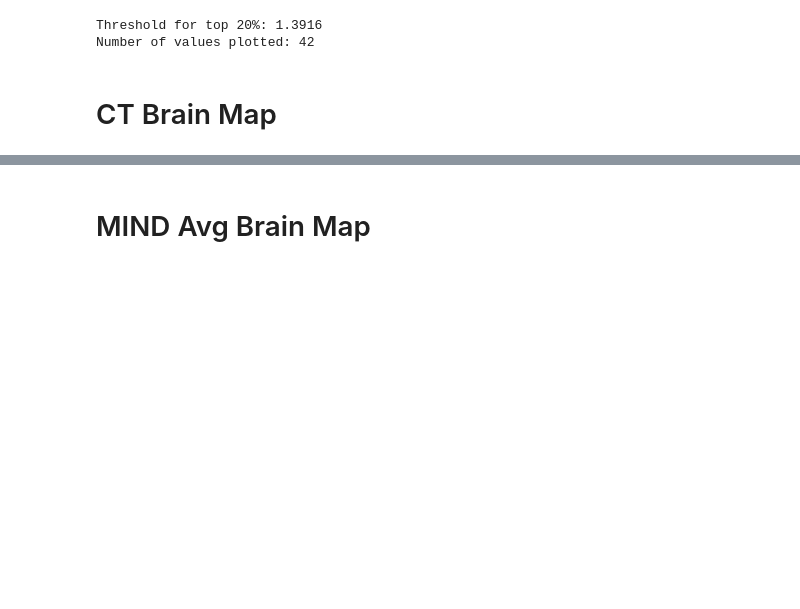
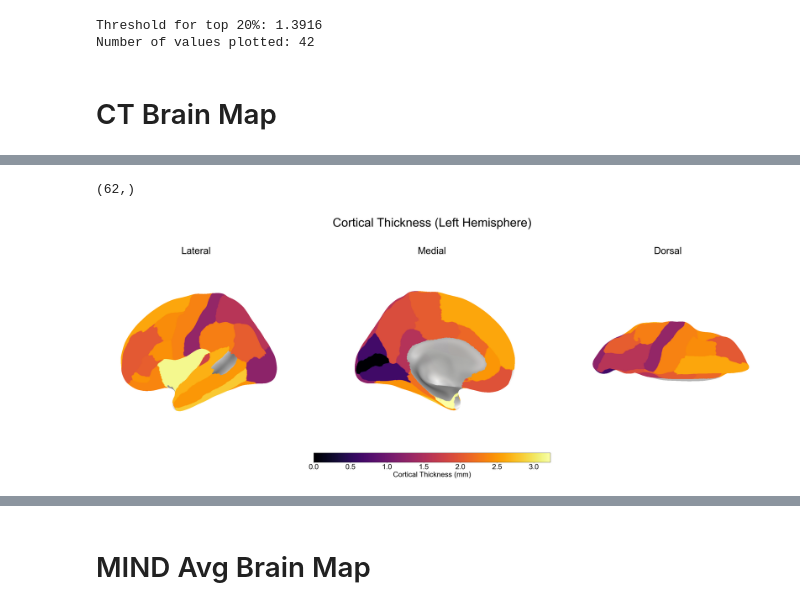
Before and after one commit to bailey168/MIND_models, a Jupyter notebook: visualize_data.ipynb, the cells around one changed output, grey strips where cells are left out. Saved outputs shown, nothing was run; the diff lists cells and outputs as text; code cells hidden in the pictures; blank space fills up the shorter version.

```diff
--- a/visualize_data.ipynb
+++ b/visualize_data.ipynb
@@ -446,0 +467,70 @@ plot_three_views_custom(rh_mesh, rh_vertex_data, sulc_right, 'right', 'Cortical
+# %%
+# 1. Variable names and coefficients
+vars_to_plot = brain_regions
+means = ct_df[vars_to_plot].mean().values.flatten()
+
+print(means.shape)
+
+# 4. Prepare vertex data arrays
+lh_vertex_data = np.full_like(lh_labels, np.nan, dtype=float)
+rh_vertex_data = np.full_like(rh_labels, np.nan, dtype=float)
+
+for var, coef in zip(vars_to_plot, means):
+    hemi, region = varname_to_region(var)
+    if hemi == 'lh':
+        idxs = [i for i, n in enumerate(lh_names) if region.lower() in n.lower()]
+        for idx in idxs:
+            lh_vertex_data[lh_labels == idx] = coef
+    elif hemi == 'rh':
+        idxs = [i for i, n in enumerate(rh_names) if region.lower() in n.lower()]
+        for idx in idxs:
+            rh_vertex_data[rh_labels == idx] = coef
+
+# 5. Load inflated_pre surfaces
+lh_inflated_pre_path = f'{fsaverage_path}/surf/lh.inflated_pre'
+rh_inflated_pre_path = f'{fsaverage_path}/surf/rh.inflated_pre'
+lh_coords, lh_faces = fsio.read_geometry(lh_inflated_pre_path)
+rh_coords, rh_faces = fsio.read_geometry(rh_inflated_pre_path)
+lh_mesh = (lh_coords, lh_faces)
+rh_mesh = (rh_coords, rh_faces)
+
+# 7. Plotting function
+def plot_three_views_custom(surf_mesh, vertex_data, bg_map, hemi, title):
+    views = ['lateral', 'medial', 'dorsal']
+    fig, axes = plt.subplots(1, 3, subplot_kw={'projection': '3d'}, figsize=(40, 18))
+    cmap = 'inferno'
+    for i, view in enumerate(views):
+        plotting.plot_surf_stat_map(
+            surf_mesh, vertex_data, hemi=hemi, bg_map=bg_map,
+            cmap=cmap, colorbar=False, symmetric_cbar=False,
+            view=view, axes=axes[i], title='', figure=fig, alpha=0.9
+        )
+        axes[i].set_title(view.capitalize(), fontsize=40)
+        axes[i].axis('off')
+
+    # Colorbar positioned closer to brains - moved up from 0.09 to 0.25
+    cbar_ax = fig.add_axes([0.33, 0.18, 0.34, 0.03])
+    norm = plt.Normalize(vmin=0, vmax=np.nanmax(vertex_data))
+    cb = fig.colorbar(cm.ScalarMappable(norm=norm, cmap=cmap), cax=cbar_ax, orientation='horizontal', shrink=1.8)
+    cb.set_label('Cortical Thickness (mm)', fontsize=30)
+    cb.ax.tick_params(labelsize=30)
+
+    plt.suptitle(title, fontsize=50, y=0.96)
+    plt.subplots_adjust(left=0.02, right=0.98, top=0.9, bottom=0.15)
+
+    plt.savefig('/Users/baileyng/MIND_data/Aria Poster Figure/CT_avg_brain.png',
+            dpi=300, bbox_inches='tight', transparent=True, facecolor='none')
+
+    plt.show()
+
+# 6. Load fsaverage sulcal maps for background
+fsavg = datasets.fetch_surf_fsaverage('fsaverage')
+sulc_left = fsavg.sulc_left
+sulc_right = fsavg.sulc_right
+
+# 8. Plot with inflated_pre
+plot_three_views_custom(lh_mesh, lh_vertex_data, sulc_left, 'left', 'Cortical Thickness (Left Hemisphere)')
+# plot_three_views_custom(rh_mesh, rh_vertex_data, sulc_right, 'right', 'Cortical Thickness (Right Hemisphere)')
+# %% [output]
+(62,)
+[figure, added]
```
Also changed, not shown: parts of 7 cells of this notebook, 2 other files.
